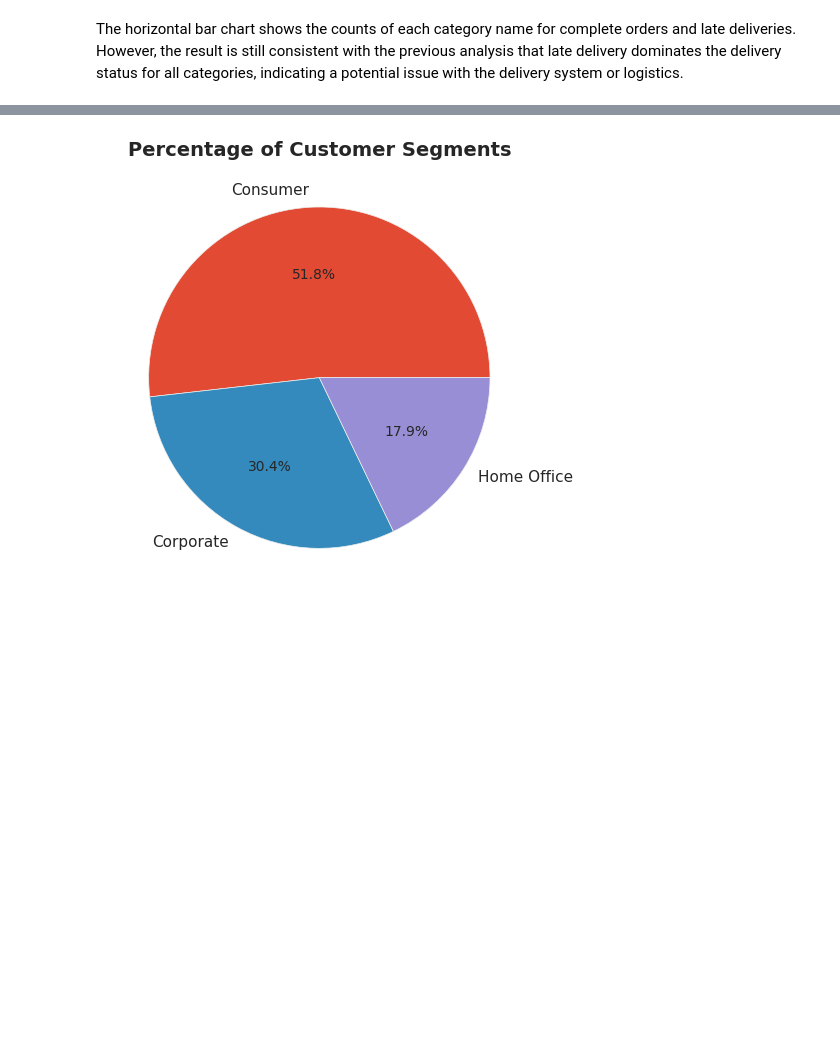
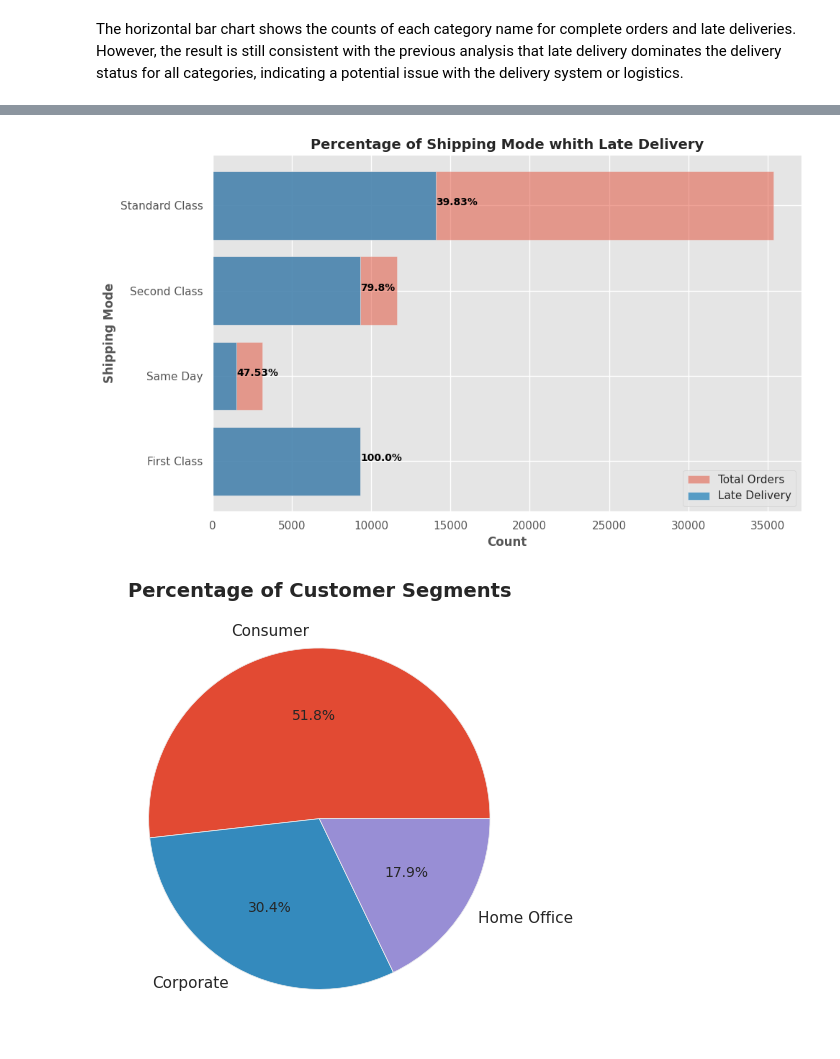
Before and after one commit to azamaufar/supplychainDA, a Jupyter notebook: EDA_Supply_Chain_Data.ipynb, the cells around one changed output, grey strips where cells are left out. Drawn from its saved outputs; the diff is of its cells as text; code cells hidden in the pictures; blank space fills up the shorter version.

```diff
--- a/EDA_Supply_Chain_Data.ipynb
+++ b/EDA_Supply_Chain_Data.ipynb
@@ -478,3 +480,36 @@ The horizontal bar chart shows the counts of each category name for complete ord
+# %%
+#Counts of Region of complete order
+total_complete_counts_mode = df_complete_order.groupby('Shipping Mode')['Customer Id'].count()
+
+#Counts of Region whith late delivery
+mode_counts = df_complete_order_and_late.groupby('Shipping Mode')['Customer Id'].count()
+
+mode_late_delivery_pct = mode_counts / total_complete_counts_mode * 100
+
+
+# set figure size
+plt.figure(figsize=(10,6))
+
+# plot a horizontal bar chart
+plt.barh(total_complete_counts_mode.index, total_complete_counts_mode, alpha=0.5, label='Total Orders')
+plt.barh(mode_counts.index, mode_counts, alpha=0.8, label='Late Delivery')
+plt.style.use('ggplot')
+plt.title('Percentage of Shipping Mode whith Late Delivery', fontsize=14, fontweight='bold', loc='center')
+plt.xlabel('Count',fontweight='bold')
+plt.ylabel('Shipping Mode',fontweight='bold')
+
+#add legend
+plt.legend()
+
+# add text labels for each bar
+for i, v in enumerate(mode_counts):
+    plt.text(v + 10, i, str(round(mode_late_delivery_pct[i], 2)) + '%', color='black', fontweight='bold')
+
+plt.tight_layout()
+plt.savefig('./output/Percentage of Shipping Mode with Late Delivery.png', format='png', dpi=300)
+plt.show()
+# %% [output]
+[figure, added]
 # %%
 #Percentage of customers segments
 segment_counts = df.groupby('Customer Segment')['Customer Id'].count()
```
Also changed, not shown: parts of 3 cells of this notebook.
